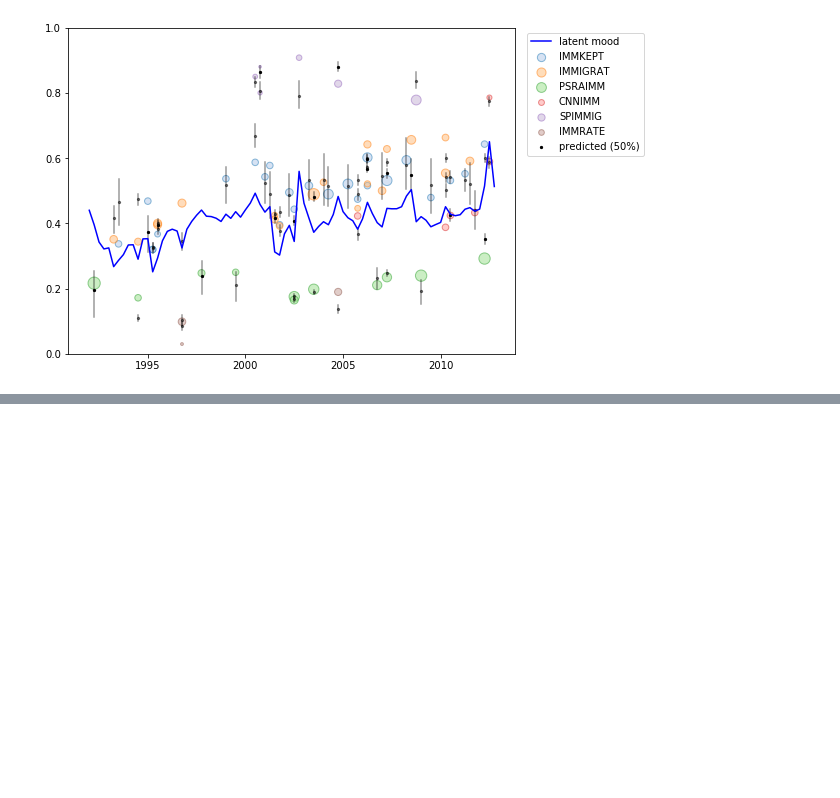
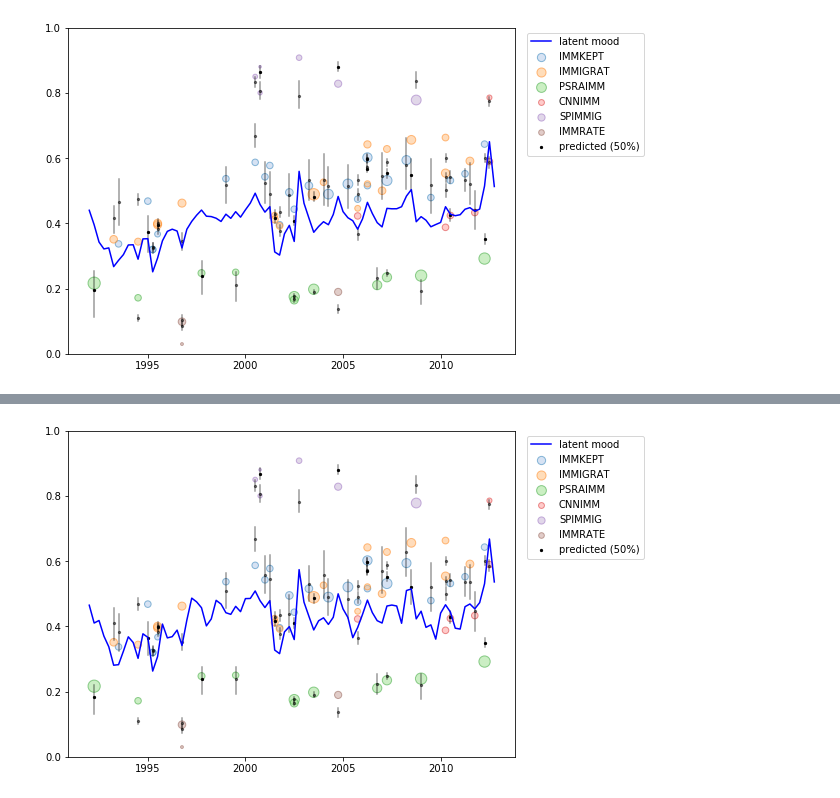
Before and after one commit to dallascard/predicting_public_opinion, a Jupyter notebook: immigration2.ipynb, the cells around one changed output, grey strips where cells are left out. Cells and saved outputs as stored; diff of their text form; code cells hidden in the pictures; blank space fills up the shorter version.

```diff
--- a/immigration2.ipynb
+++ b/immigration2.ipynb
@@ -1749,0 +1766,81 @@ log_p_new: -76.45
+# %%
+# aTONE, logSTORIES, ENTROPY, aTONE x logSTORIES, aTONE x ENTROPY
+
+fig, ax = plotting.plot_polling_data(polls)
+
+n_questions = int(polls.question.max() + 1)
+n_periods = len(grouped.index)
+#ax.plot(grouped.f_date, grouped.mood, 'r', alpha=0.8, label='wcalc')
+p_t_mean = np.zeros(n_periods)
+
+tones = grouped.tone_a.values
+logStories = grouped.logStories.values
+toneXlogStories = tones * logStories
+entropy = grouped.entropy.values
+toneXentropy = tones * entropy
+
+X = np.vstack([tones, logStories, entropy, toneXlogStories, toneXentropy]).T
+n_periods, K = X.shape
+print X.shape
+
+n_folds = 5
+for fold in range(n_folds):
+    print "fold", fold
+    polls_train = polls[polls.fold != fold]
+    polls_test = polls[polls.fold == fold]
+    N_train, _ = polls_train.shape
+    N_test, _ = polls_test.shape
+    question_indices = np.array(polls.question.values, dtype=int) + 1
+    question_indicators_train = np.zeros([N_train, n_questions])
+    question_indicators_test = np.zeros([N_test, n_questions])
+    for i in range(N_train):
+        question_indicators_train[i, polls_train.question.values[i]] = 1
+    for i in range(N_test):
+        question_indicators_test[i, polls_test.question.values[i]] = 1
+
+    y_train = np.array((polls_train.value * polls_train.N).values, dtype=int)
+    y_test = np.array((polls_test.value * polls_test.N).values, dtype=int)
+    t_train = np.array(polls_train.period.values, dtype=int) + 1
+    t_test = np.array(polls_test.period.values, dtype=int) + 1
+
+    stan_data = {'N': N_train, 'T': n_periods, 'K':K, 'Q': n_questions,
+                 'y': y_train, 't': t_train, 'n': polls_train.N.values, 'q': question_indicators_train, 'X': X,
+                 'N_new': N_test,
+                 'y_new': y_test, 't_new': t_test, 'n_new': polls_test.N.values, 'q_new': question_indicators_test}
+    fit = pystan.stan(model_code=model, data=stan_data, iter=1000, chains=4)
+
+    p_t = fit.extract('p_t')['p_t']
+    p_t_mean += np.mean(p_t, axis=0)
+    p_i_new = fit.extract('p_i_new')['p_i_new']
+    p_i_new_means = np.mean(p_i_new, axis=0)
+    p_i_new_25 = np.percentile(p_i_new, 25, axis=0)
+    p_i_new_75 = np.percentile(p_i_new, 75, axis=0)
+    s_new = fit.extract('s_new')['s_new']
+    s_new_mean = np.mean(s_new, axis=0) / polls_test.N.values
+    s_new_25 = np.percentile(s_new, 25, axis=0) / polls_test.N.values
+    s_new_75 = np.percentile(s_new, 75, axis=0) / polls_test.N.values
+    x = [first_year + (q) * 0.25 for q in range(n_periods)]
+    #ax.fill_between(x,  p_t_means+p_t_std*2, p_t_means-p_t_std*2, facecolor='grey', edgecolor='white', alpha=0.3, label=None)
+    if fold == 0:
+        #ax.plot(x, p_t_means, 'b', alpha=0.4, label='latent mood')
+        ax.scatter(polls_test.f_date, s_new_mean, s=5, facecolor='black', edgecolor='black', label='predicted (50%)')
+    else:
+        #ax.plot(x, p_t_means, 'b', alpha=0.4, label=None)
+        ax.scatter(polls_test.f_date, s_new_mean, s=5, facecolor='black', edgecolor='black', label=None, alpha=0.5)
+    for i in range(N_test):
+        f_date = polls_test.f_date.iloc[i]
+        ax.plot([f_date, f_date], [s_new_25[i], s_new_75[i]], 'k', label=None, alpha=0.4)
+
+    gamma = fit.extract('gamma')['gamma']
+    print np.mean(gamma, axis=0)
+    print np.std(gamma, axis=0)
+
+ax.plot(x, p_t_mean/float(n_folds), 'b', label='latent mood')
+ax.legend(loc='upper right', scatterpoints=1, bbox_to_anchor=(1.3,1))
+
+from scipy.misc import logsumexp
+log_p_new = fit.extract('log_p_new')['log_p_new']
+n_iter = log_p_new.size
+posterior_predictive = logsumexp(log_p_new) - np.log(n_iter)
+print "log_p_new: %0.2f" % posterior_predictive
+# %% [output]
@@ -1749,0 +1876 @@ log_p_new: -76.45
+[figure, added]
```
Also changed, not shown: parts of 11 cells of this notebook, 2 other files.
